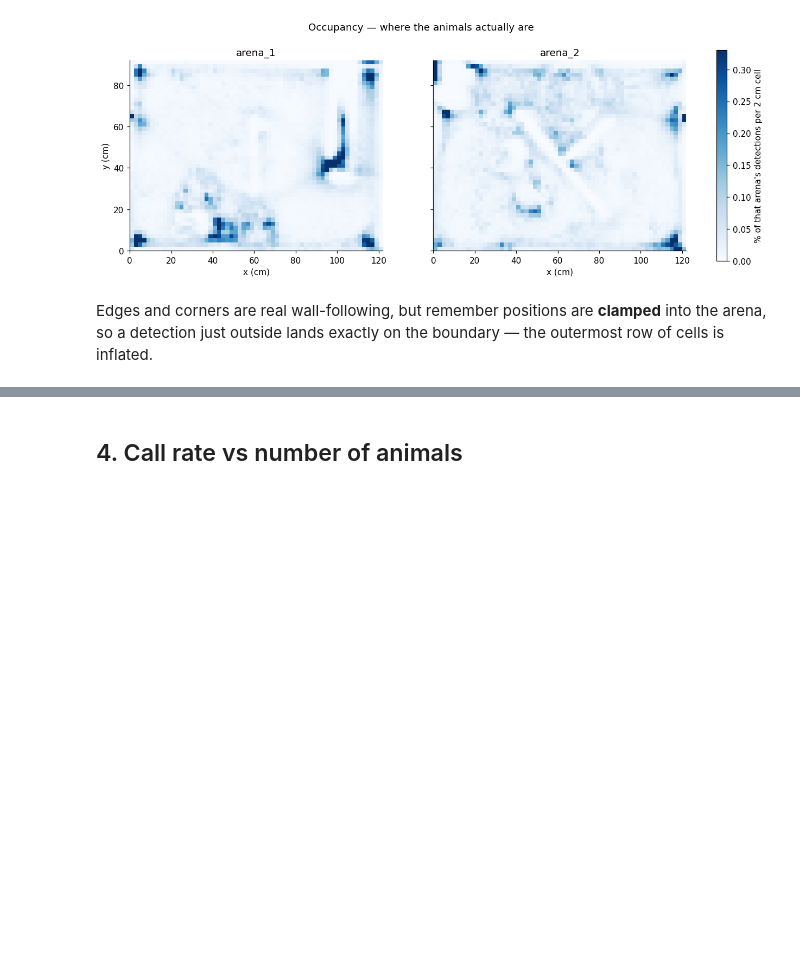
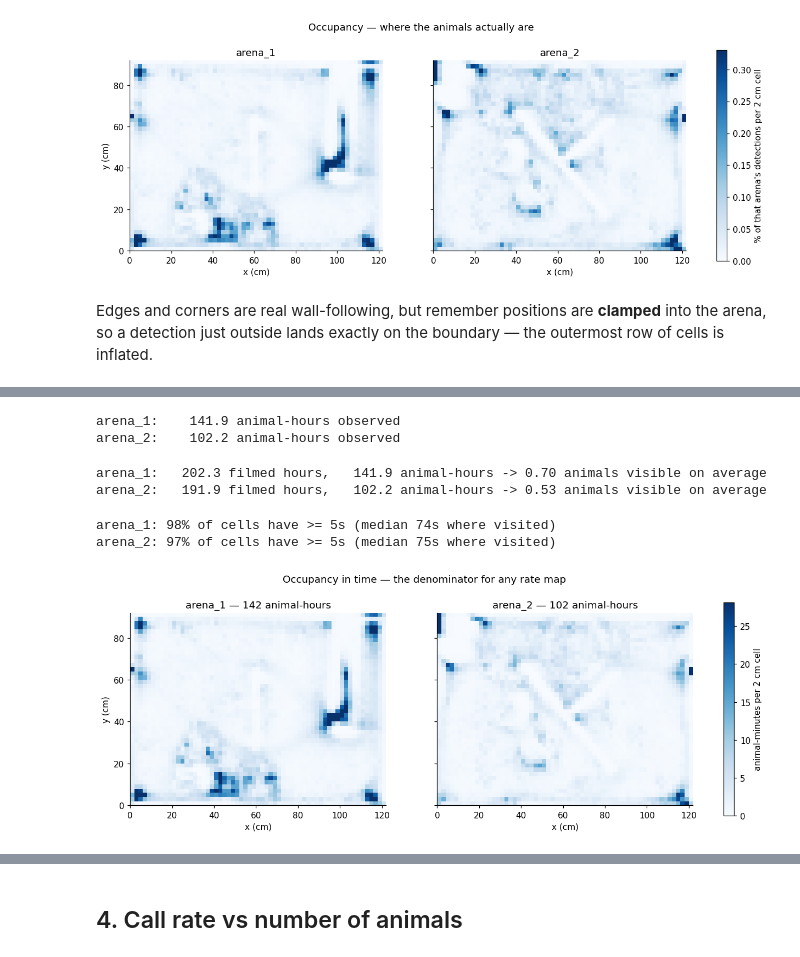
Before and after one commit to GilyGinosar/gerbil_vocalization_analysis, a Jupyter notebook: notebooks/explore_tracking.ipynb, the cells around one changed output, grey strips where cells are left out. Drawn from its saved outputs; the diff is of its cells as text; code cells hidden in the pictures; blank space fills up the shorter version.

```diff
--- a/notebooks/explore_tracking.ipynb
+++ b/notebooks/explore_tracking.ipynb
@@ -233,0 +250,71 @@ a detection just outside lands exactly on the boundary — the outermost row of
+# %%
+# Occupancy in seconds: each detection contributes 1/FPS seconds of animal-time.
+occupancy_seconds = {}
+
+for location in ["arena_1", "arena_2"]:
+    points = load_detections(DATE, location=location, quiet=True,
+                             columns=["center_x", "center_y"])
+    counts, _, _ = np.histogram2d(points.center_x, points.center_y, bins=[x_edges, y_edges])
+    occupancy_seconds[location] = counts / FPS
+    print(f"{location}: {counts.sum() / FPS / 3600:8.1f} animal-hours observed")
+    del points
+# %% [output]
+arena_1:    141.9 animal-hours observed
+arena_2:    102.2 animal-hours observed
+# %%
+# Sanity check: animal-hours / filmed-hours should equal the mean animals visible.
+videos_per_location = videos.groupby("location").size()
+
+for location in ["arena_1", "arena_2"]:
+    filmed_hours = videos_per_location[location] * 6 / 60        # each video covers 6 minutes
+    animal_hours = occupancy_seconds[location].sum() / 3600
+    print(f"{location}: {filmed_hours:7.1f} filmed hours, {animal_hours:7.1f} animal-hours "
+          f"-> {animal_hours / filmed_hours:.2f} animals visible on average")
+# %% [output]
+arena_1:   202.3 filmed hours,   141.9 animal-hours -> 0.70 animals visible on average
+arena_2:   191.9 filmed hours,   102.2 animal-hours -> 0.53 animals visible on average
+# %%
+MIN_OCCUPANCY_SECONDS = 5.0     # below this, a cell's rate is noise
+
+def rate_map(event_x, event_y, location):
+    """Events per animal-second in each cell, NaN where we barely observed.
+
+    Pass the x and y of whatever events you have — calls, spikes — in arena cm.
+    """
+    events, _, _ = np.histogram2d(event_x, event_y, bins=[x_edges, y_edges])
+    seconds = occupancy_seconds[location]
+
+    rate = np.full(events.shape, np.nan)
+    enough = seconds >= MIN_OCCUPANCY_SECONDS
+    rate[enough] = events[enough] / seconds[enough]
+    return rate
+
+
+for location in ["arena_1", "arena_2"]:
+    seconds = occupancy_seconds[location]
+    usable = (seconds >= MIN_OCCUPANCY_SECONDS).mean()
+    print(f"{location}: {100*usable:.0f}% of cells have >= {MIN_OCCUPANCY_SECONDS:g}s "
+          f"(median {np.median(seconds[seconds > 0]):.0f}s where visited)")
+# %% [output]
+arena_1: 98% of cells have >= 5s (median 74s where visited)
+arena_2: 97% of cells have >= 5s (median 75s where visited)
+# %%
+# Shown in minutes so the numbers are readable; the array itself stays in seconds.
+top_minutes = max(np.percentile(m[m > 0] / 60, 99) for m in occupancy_seconds.values())
+
+fig, axes = plt.subplots(1, 2, figsize=(13, 4.6), sharex=True, sharey=True)
+
+for ax, location in zip(axes, ["arena_1", "arena_2"]):
+    mesh = ax.pcolormesh(x_edges, y_edges, (occupancy_seconds[location] / 60).T,
+                         cmap="Blues", vmin=0, vmax=top_minutes, shading="auto")
+    ax.set_title(f"{location} — {occupancy_seconds[location].sum()/3600:,.0f} animal-hours")
+    ax.set_xlabel("x (cm)")
+    ax.set_aspect("equal")
+    ax.grid(False)
+
+axes[0].set_ylabel("y (cm)")
+fig.colorbar(mesh, ax=axes, label=f"animal-minutes per {BIN_CM} cm cell", fraction=0.025)
+fig.suptitle("Occupancy in time — the denominator for any rate map")
+plt.show()
+# %% [output]
+[figure, added]
```
Also changed, not shown: parts of 3 cells of this notebook.
